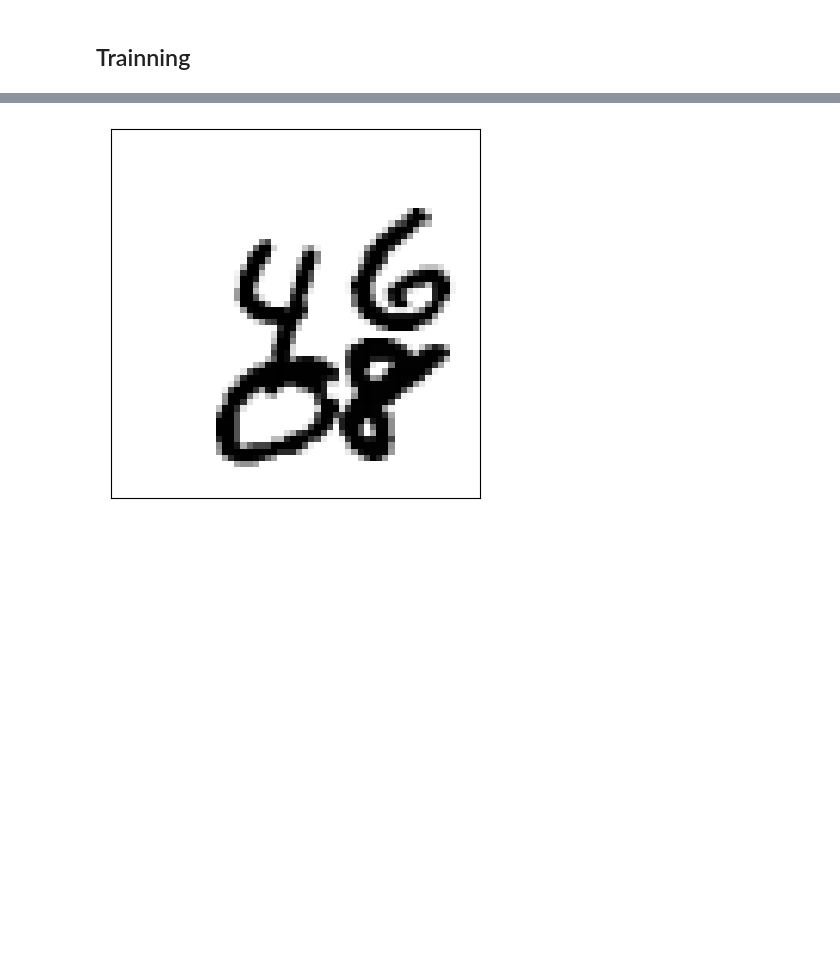
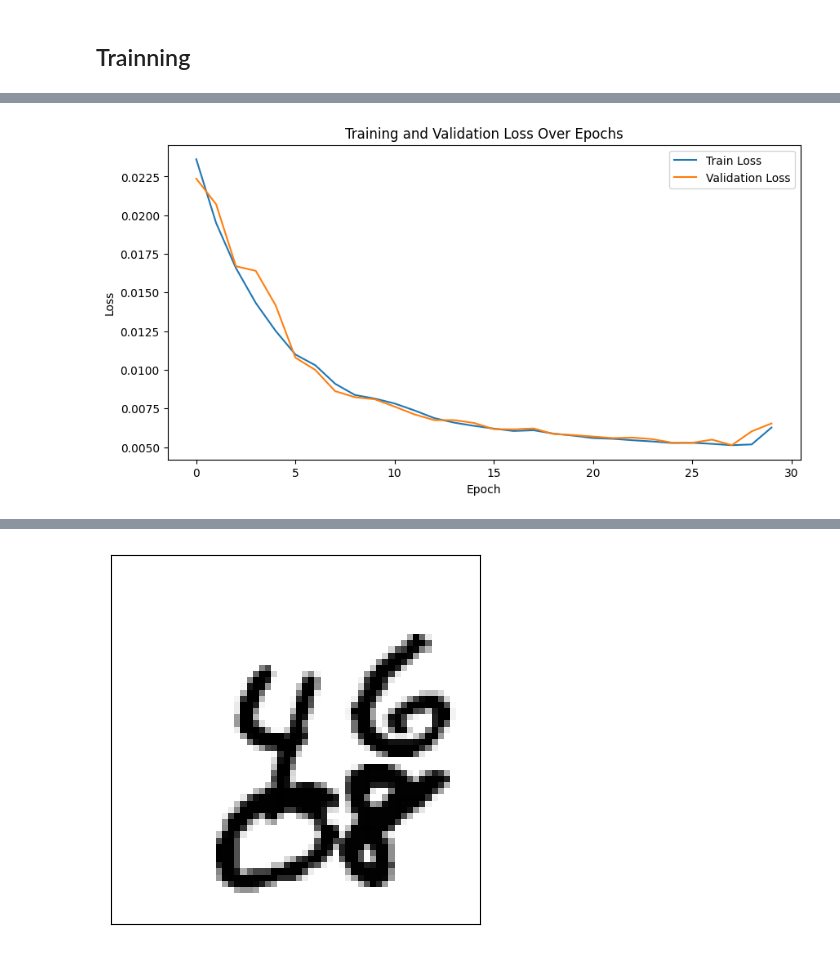
Before and after one commit to yehiahesham/TrainUnet_AdjustCode, a Jupyter notebook: Unet.ipynb, the cells around one changed output, grey strips where cells are left out. Drawn from its saved outputs; the diff is of its cells as text; code cells hidden in the pictures; blank space fills up the shorter version.

Commit message:
trained

```diff
--- a/Unet.ipynb
+++ b/Unet.ipynb
@@ -299,0 +312,15 @@ Epoch 30, Train Loss: 0.0055, Val Loss: 0.0053
+# %%
+if ToTrain:
+    # Plotting the training and validation loss
+    plt.figure(figsize=(10, 5))
+    plt.plot(train_loss_values, label='Train Loss')
+    plt.plot(val_loss_values, label='Validation Loss')
+    plt.xlabel('Epoch')
+    plt.ylabel('Loss')
+    plt.title('Training and Validation Loss Over Epochs')
+    plt.legend()
+    plt.show()
+else:
+    print("skipped")
+# %% [output]
+[figure, added]
```
Also changed, not shown: parts of 23 cells of this notebook.
